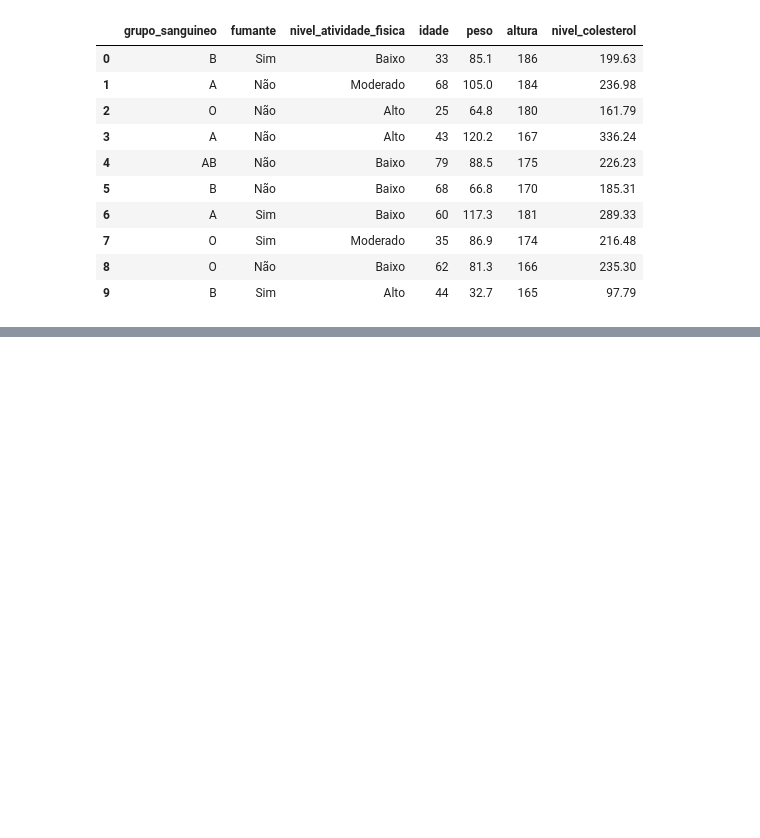
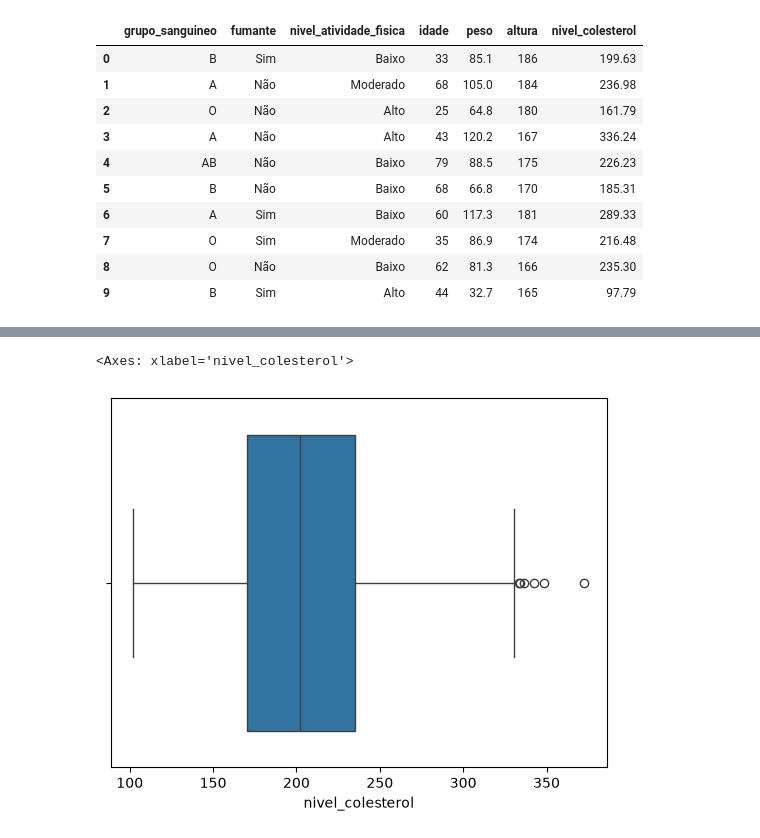
Before and after one commit to Manoelhns/regressao-linear-multipla, a Jupyter notebook: modelo_colesterol.ipynb, the cells around one changed output, grey strips where cells are left out. Saved outputs shown, nothing was run; the diff lists cells and outputs as text; code cells hidden in the pictures; blank space fills up the shorter version.

```diff
--- a/modelo_colesterol.ipynb
+++ b/modelo_colesterol.ipynb
@@ -183,0 +230,6 @@ df_colesterol_eda.head(10)
+# %%
+# Verificando a variável nivel colesterol
+sns.boxplot(data=df_colesterol_eda, x='nivel_colesterol')
+# %% [output]
+<Axes: xlabel='nivel_colesterol'>
+[figure, added]
```
Also changed, not shown: parts of 8 cells of this notebook.
